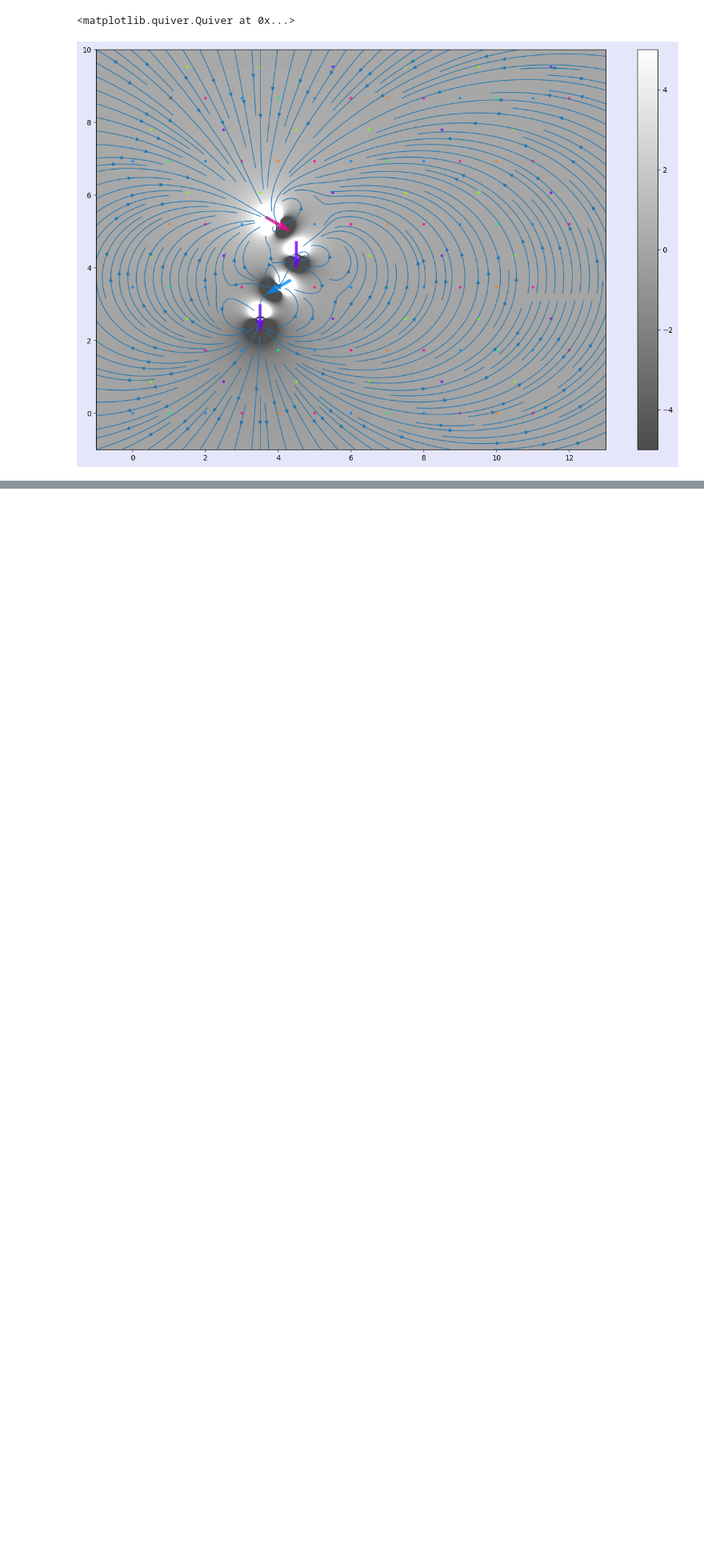
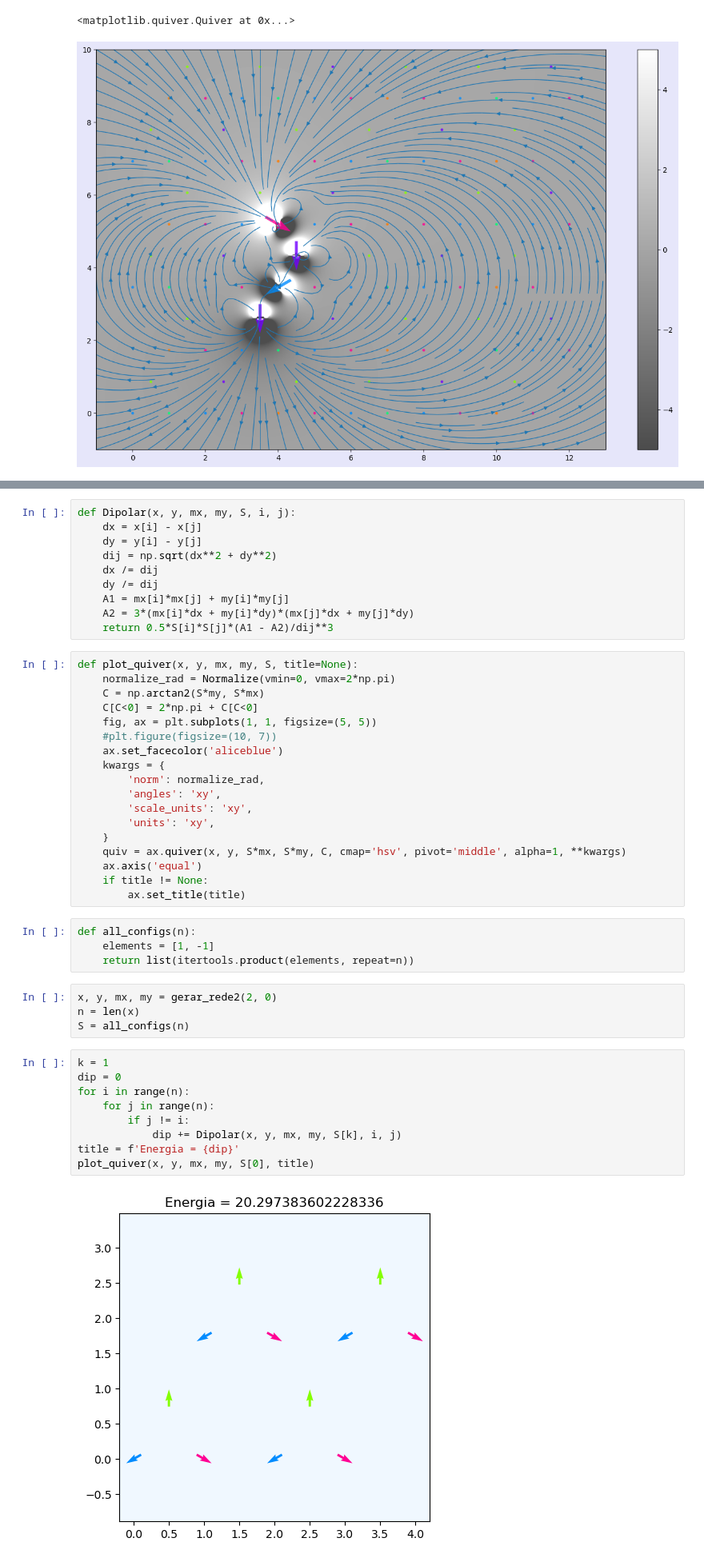
Before and after one commit to DaviphysicUFMG/analise_vertices, a Jupyter notebook: notebooks/Estudo da Rede.ipynb, the cells around one changed output, grey strips where cells are left out. Shown at 80% size. Cells and saved outputs as stored; diff of their text form; blank space fills up the shorter version.

Commit message:
rede

```diff
--- a/notebooks/Estudo da Rede.ipynb
+++ b/notebooks/Estudo da Rede.ipynb
@@ -512,0 +540,47 @@ plt.quiver(x, y, (Snew-S)*mx, (Snew-S)*my, C, cmap='hsv', pivot='middle', alpha=
+# %%
+def Dipolar(x, y, mx, my, S, i, j):
+    dx = x[i] - x[j]
+    dy = y[i] - y[j]
+    dij = np.sqrt(dx**2 + dy**2)
+    dx /= dij
+    dy /= dij
+    A1 = mx[i]*mx[j] + my[i]*my[j]
+    A2 = 3*(mx[i]*dx + my[i]*dy)*(mx[j]*dx + my[j]*dy)
+    return 0.5*S[i]*S[j]*(A1 - A2)/dij**3
+# %%
+def plot_quiver(x, y, mx, my, S, title=None):
+    normalize_rad = Normalize(vmin=0, vmax=2*np.pi)
+    C = np.arctan2(S*my, S*mx)
+    C[C<0] = 2*np.pi + C[C<0]
+    fig, ax = plt.subplots(1, 1, figsize=(5, 5))
+    #plt.figure(figsize=(10, 7))
+    ax.set_facecolor('aliceblue')
+    kwargs = {
+        'norm': normalize_rad,
+        'angles': 'xy',
+        'scale_units': 'xy',
+        'units': 'xy',
+    }
+    quiv = ax.quiver(x, y, S*mx, S*my, C, cmap='hsv', pivot='middle', alpha=1, **kwargs)
+    ax.axis('equal')
+    if title != None:
+        ax.set_title(title)
+# %%
+def all_configs(n):
+    elements = [1, -1]
+    return list(itertools.product(elements, repeat=n))
+# %%
+x, y, mx, my = gerar_rede2(2, 0)
+n = len(x)
+S = all_configs(n)
+# %%
+k = 1
+dip = 0
+for i in range(n):
+    for j in range(n):
+        if j != i:
+            dip += Dipolar(x, y, mx, my, S[k], i, j)
+title = f'Energia = {dip}'
+plot_quiver(x, y, mx, my, S[0], title)
+# %% [output]
+[figure, added]
```
Also changed, not shown: parts of 4 cells of this notebook, 1 other file.
